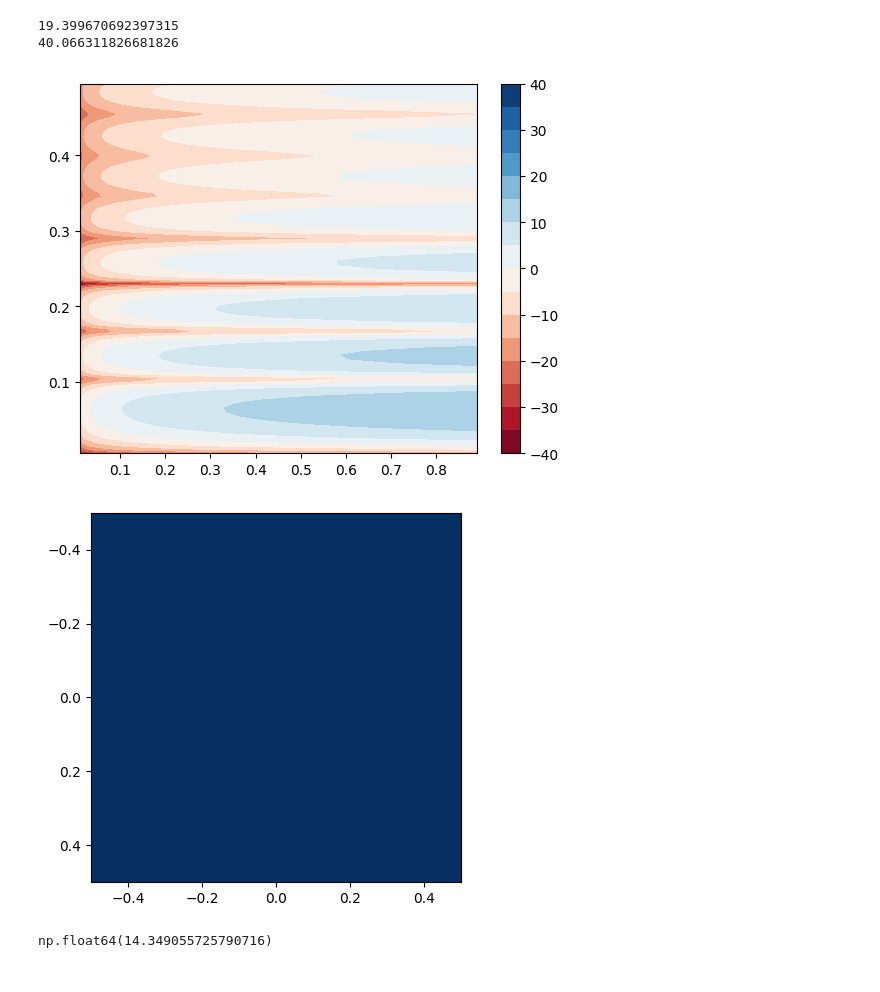
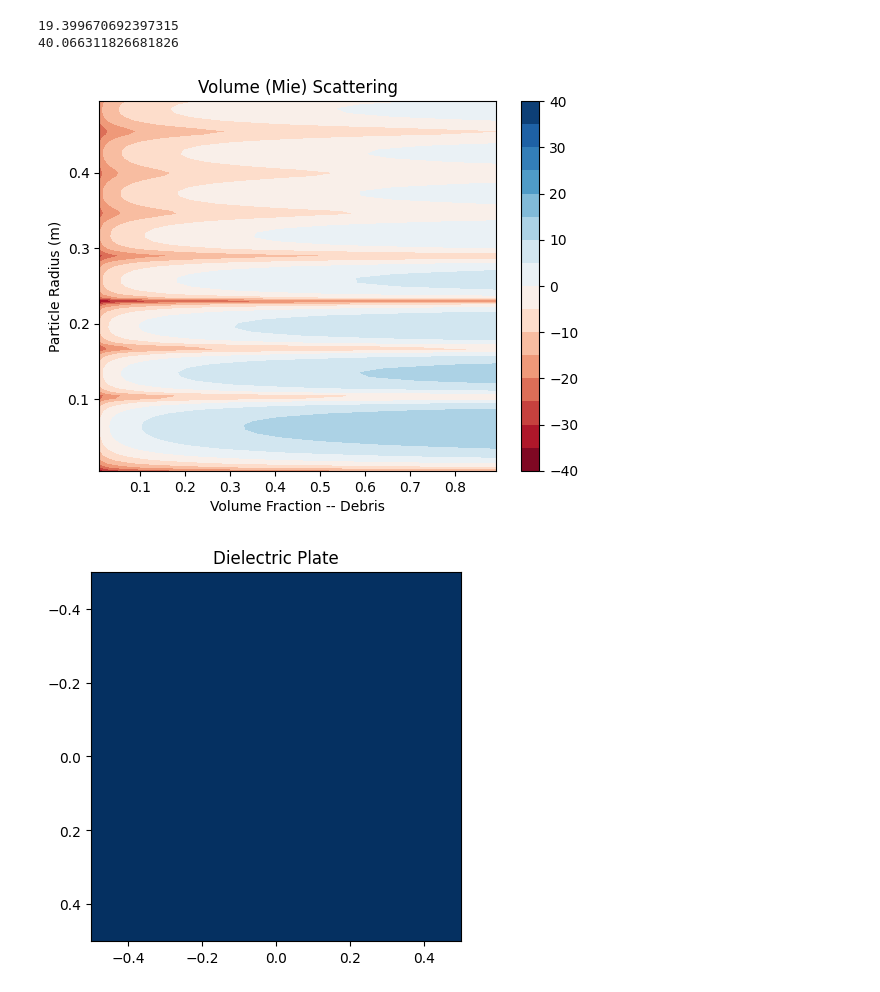
Before and after one commit to nholschuh/DebrisTrains, a Jupyter notebook: Manuscript_FigureGeneration/ExtendedData_Figure3_Generation.ipynb, the cells around one changed output. Cells and saved outputs as stored; diff of their text form; code cells hidden in the pictures.

Commit message:
Fixed extended data figure 4

```diff
--- a/Manuscript_FigureGeneration/ExtendedData_Figure3_Generation.ipynb
+++ b/Manuscript_FigureGeneration/ExtendedData_Figure3_Generation.ipynb
@@ -1,20 +10,21 @@
 # %%
+#############################################
+### Necessary input statements
+
+######## System untilities
+import sys
+
+######## Numerical and plotting tools
 import numpy as np
+import matplotlib as mpl
 import matplotlib.pyplot as plt
-import matplotlib as mpl
-mpl.rcParams['pdf.fonttype'] = 42  # Use TrueType fonts
-mpl.rcParams['ps.fonttype'] = 42
-
-import miepython
+mpl.rcParams['pdf.fonttype'] = 42
 from scipy import signal
 
-import sys
-sys.path.append('/mnt/data01/Code/')
-import NDH_Tools as ndh
+######## Any necessary path additions can go here:
+sys.path.append('/mnt/data01/Code/opr_python/')
 
-from numpy.polynomial import legendre as L
-import PythonicDISORT
-from PythonicDISORT import subroutines as pdis
+######## miepython library --  https://miepython.readthedocs.io/en/latest/01_basics.html
+import miepython
 
-
-# https://miepython.readthedocs.io/en/latest/01_basics.html
+generate_pdfs_flag = 0
@@ -197,22 +121,32 @@ plt.gca().set_aspect('auto')
 # %%
+################################################################
+### Generate the reflectivity image
+
 depth=1000
 R = fresnel_reflectivity_normal(3.16,3.18)
 isochron = refl_to_dB(R*np.pi**3*(elevation+depth/np.sqrt(e_b))**2)
 print(isochron)
 
 R = fresnel_reflectivity_normal(3.16,6)
 debris_layer = refl_to_dB(R*np.pi**3*(elevation+depth/np.sqrt(e_b))**2)
 print(debris_layer-isochron)
 
 cdata = plt.contourf(xgrid,ygrid,10*np.log10(k_back*np.pi*lambda_b*depth/2)-isochron,levels=np.arange(-40,41,5),cmap='RdBu',vmin=-40,vmax=40)
 plt.colorbar(cdata)
-plt.savefig('Scattering.pdf')
+plt.title('Volume (Mie) Scattering')
+plt.xlabel('Volume Fraction -- Debris')
+plt.ylabel('Particle Radius (m)')
+if generate_pdfs_flag == 1:
+    plt.savefig('Scattering.pdf')
 
 plt.figure()
+plt.title('Dielectric Plate')
 plt.imshow(np.array([[debris_layer-isochron]]),cmap='RdBu',vmin=-40,vmax=40)
-plt.savefig('Scattering2.pdf')
+
+if generate_pdfs_flag == 1:
+    plt.savefig('Scattering2.pdf')
 # %% [output]
 19.399670692397315
 40.066311826681826
-[figure, old version]
+[figure, new version]
-[figure, old version]
+[figure, new version]
@@ -382,4 +152,0 @@ def sigma0_from_disort(
-# %%
-N[10,0]
-# %% [output]
-np.float64(14.349055725790716)
```
Also changed, not shown: parts of 11 cells of this notebook.
